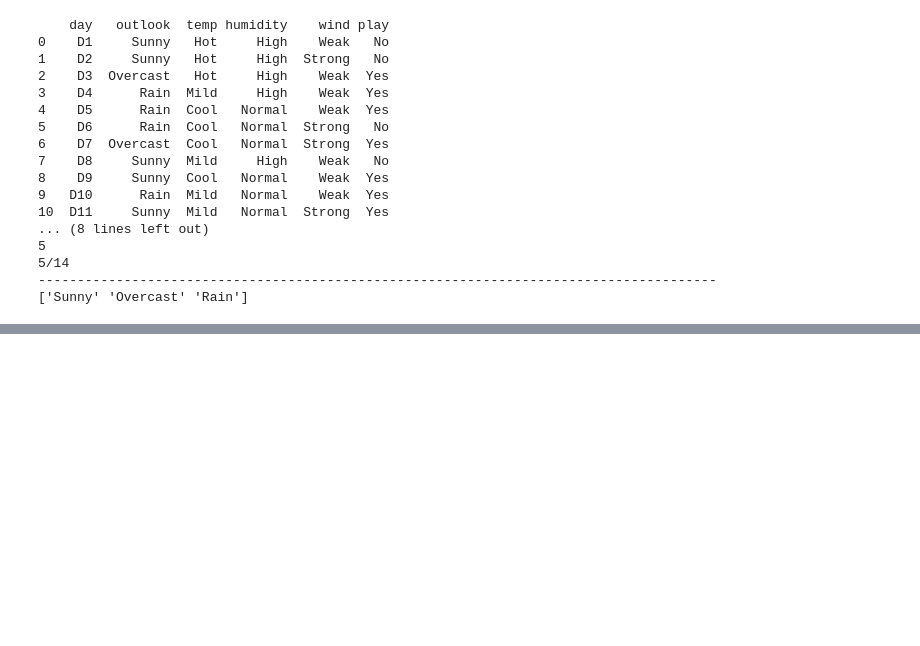
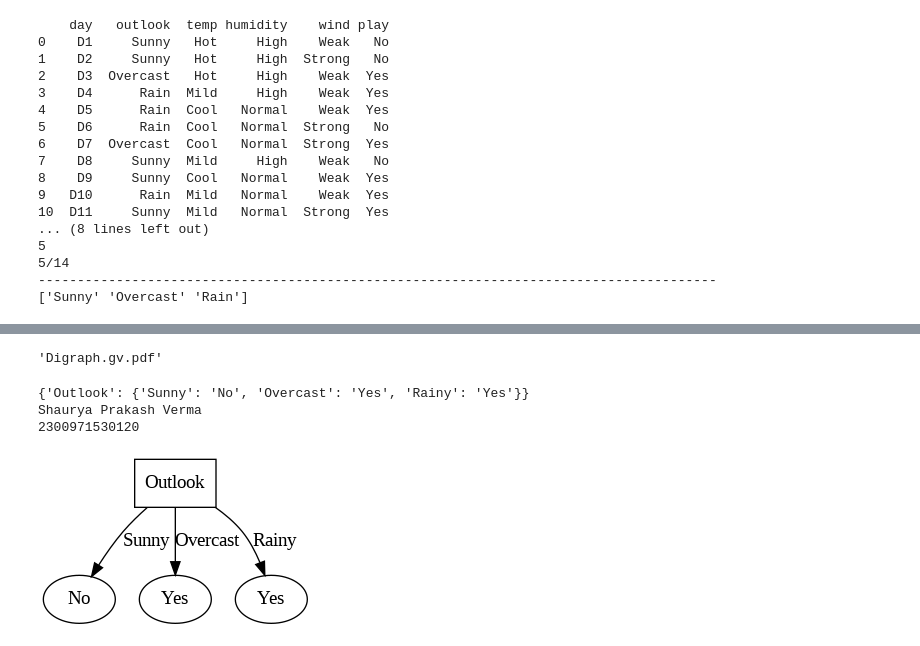
Before and after one commit to ShauryaPrakashVerma/Python_for_AI, a Jupyter notebook: MLT_3_ID3_Algorithm.ipynb, the cells around one changed output, grey strips where cells are left out. Saved outputs shown, nothing was run; the diff lists cells and outputs as text; code cells hidden in the pictures; blank space fills up the shorter version.

```diff
--- a/MLT_3_ID3_Algorithm.ipynb
+++ b/MLT_3_ID3_Algorithm.ipynb
@@ -64,0 +108,54 @@ information_gain(df, "outlook", "humidity")
+# %%
+from graphviz import Digraph
+
+def visualize_tree(tree, dot=None, parent_name=None, edge_label=None, node_counter=None):
+    if dot is None:
+        dot = Digraph(comment='Decision Tree')
+        node_counter = [0]
+    node_id = str(node_counter[0])
+    node_counter[0] += 1
+
+    if isinstance(tree, dict):
+        feature = list(tree.keys())[0]
+        dot.node(node_id, feature, shape='box')
+
+        if parent_name is not None:
+            dot.edge(parent_name, node_id, label=edge_label)
+
+        for value, subtree in tree[feature].items():
+            visualize_tree(subtree, dot, node_id, str(value), node_counter)
+    else:
+        dot.node(node_id, str(tree), shape='ellipse')
+
+        if parent_name is not None:
+            dot.edge(parent_name, node_id, label=edge_label)
+
+    return dot
+visualize_tree(tree).view()
+# %% [output]
+'Digraph.gv.pdf'
+# %%
+data = pd.DataFrame({
+    'Outlook': ['Sunny', 'Sunny', 'Overcast', 'Rainy', 'Rainy'],
+    'Temperature': ['Hot', 'Hot', 'Hot', 'Mild', 'Cool'],
+    'Humidity': ['High', 'High', 'High', 'Normal', 'Normal'],
+    'Wind': ['Weak', 'Strong', 'Weak', 'Weak', 'Weak'],
+    'PlayTennis': ['No', 'No', 'Yes', 'Yes', 'Yes']
+})
+
+features = list(data.columns[:-1])
+tree = id3(data, features)
+print(tree)
+dot_graph = visualize_tree(tree)
+dot_graph.render('decision_tree', format='png', view=False, cleanup=True)
+print("Shaurya Prakash Verma")
+print("2300971530120")
+# %% [output]
+{'Outlook': {'Sunny': 'No', 'Overcast': 'Yes', 'Rainy': 'Yes'}}
+Shaurya Prakash Verma
+2300971530120
+# %%
+from IPython.display import Image
+Image('decision_tree.png')
+# %% [output]
+[figure, added]
```
Also changed, not shown: parts of 5 cells of this notebook.
